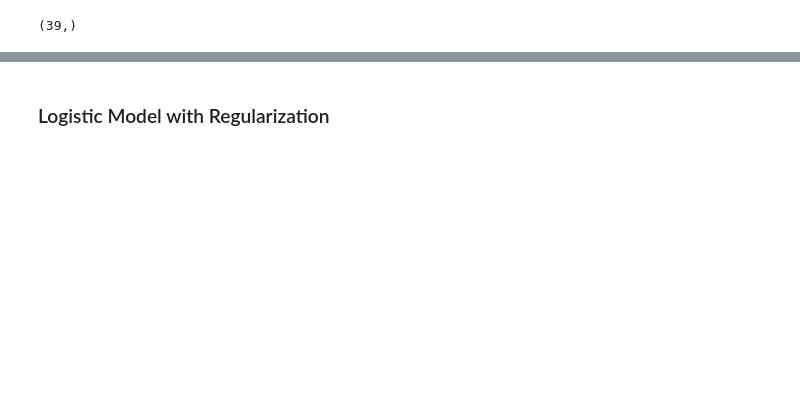
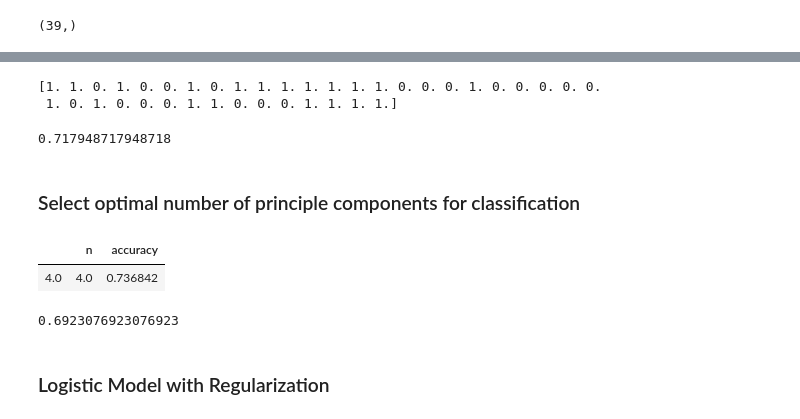
Before and after one commit to leonaisabelle/CUSP-ADS-Project, a Jupyter notebook: modelling_notebooks/binary_classification.ipynb, the cells around one changed output, grey strips where cells are left out. Drawn from its saved outputs; the diff is of its cells as text; code cells hidden in the pictures; blank space fills up the shorter version.

Commit message:
update sparse pca

```diff
--- a/modelling_notebooks/binary_classification.ipynb
+++ b/modelling_notebooks/binary_classification.ipynb
@@ -181,5 +181,8 @@ from sklearn.decomposition import SparsePCA
 #XvalidateS_arr = XvalidateS.to_numpy()
 #XtestS_arr = XtestS.to_numpy()
 # %%
-pca = SparsePCA(XtrainS.shape[1]) # doing .shape[1] solved an error but I don't know why
-XtrainP = pca.fit_transform(XtrainS)
+# apply sparse PCA
+spca = SparsePCA(XtrainS.shape[1]) # doing .shape[1] solved an error but I don't know why
+XtrainP = spca.fit_transform(XtrainS)
+XvalidateP = spca.transform(XvalidateS)
+XtestP = spca.transform(XtestS)
@@ -189,2 +201,45 @@ XtrainP = pca.fit_transform(XtrainS)
+# %%
+# create binary garden predictions over test sample
+labelPred_spca = logit_spca.predict(XtestP[:,:10])
+print(labelPred_spca)
+# %% [output]
+[1. 1. 0. 1. 0. 0. 1. 0. 1. 1. 1. 1. 1. 1. 1. 0. 0. 0. 1. 0. 0. 0. 0. 0.
+ 1. 0. 1. 0. 0. 0. 1. 1. 0. 0. 0. 1. 1. 1. 1.]
+# %%
+# compute out of sample accuracy
+test_accuracy_spca= logit_spca.score(XtestP[:,:10],Ytest['HasGarden'])
+test_accuracy_spca
+# %% [output]
+0.717948717948718
+# %% [markdown]
+### Select optimal number of principle components for classification
+# %%
+# select optimal number of principle components for the classification in terms of the out-of-sample accuracy measured over the validation sample
+optimal_SPCA = np.zeros(shape=(37,2))
+for n in range(1,37):
+    #Learn logistic regression over the training sample
+    logit_spca_opt = LogisticRegression(C=10000)
+    logit_spca_opt = logit_spca_opt.fit(XtrainP[:,:n], Ytrain['HasGarden']) #fit logistic regression model to training data
+    # compute out of sample accuracy over validation set
+    validation_accuracy = logit_spca_opt.score(XvalidateP[:,:n],Yvalidate['HasGarden'])
+    #print(n, validation_accuracy)
+    optimal_SPCA[n,0] = n
+    optimal_SPCA[n,1] = validation_accuracy
+# %%
+optimal_SPCA_df = pd.DataFrame(optimal_SPCA, index = optimal_SPCA[:,0])
+optimal_SPCA_df.columns = ['n', 'accuracy']
+optimal_SPCA_df.sort_values(by=['accuracy'], ascending = False).head(1)
+# %% [output]
+|  | n | accuracy |
+| 4.0 | 4.0 | 0.736842 |
+# %%
+#Out of sample (test) accuracy for n = 6
+logit_n6 = LogisticRegression(C=10000)
+logit_n6 = logit_n6.fit(XtrainP[:,:6], Ytrain['HasGarden'])
+out_of_sample_accuracy_test_n6= logit_n6.score(XtestP[:,:6],Ytest['HasGarden'])
+out_of_sample_accuracy_test_n6
+#The out of sample accuracy over the test set for 6 principal components is 86%
+# %% [output]
+0.6923076923076923
 # %% [markdown]
 ### Logistic Model with Regularization
```
Also changed, not shown: parts of 8 cells of this notebook.
